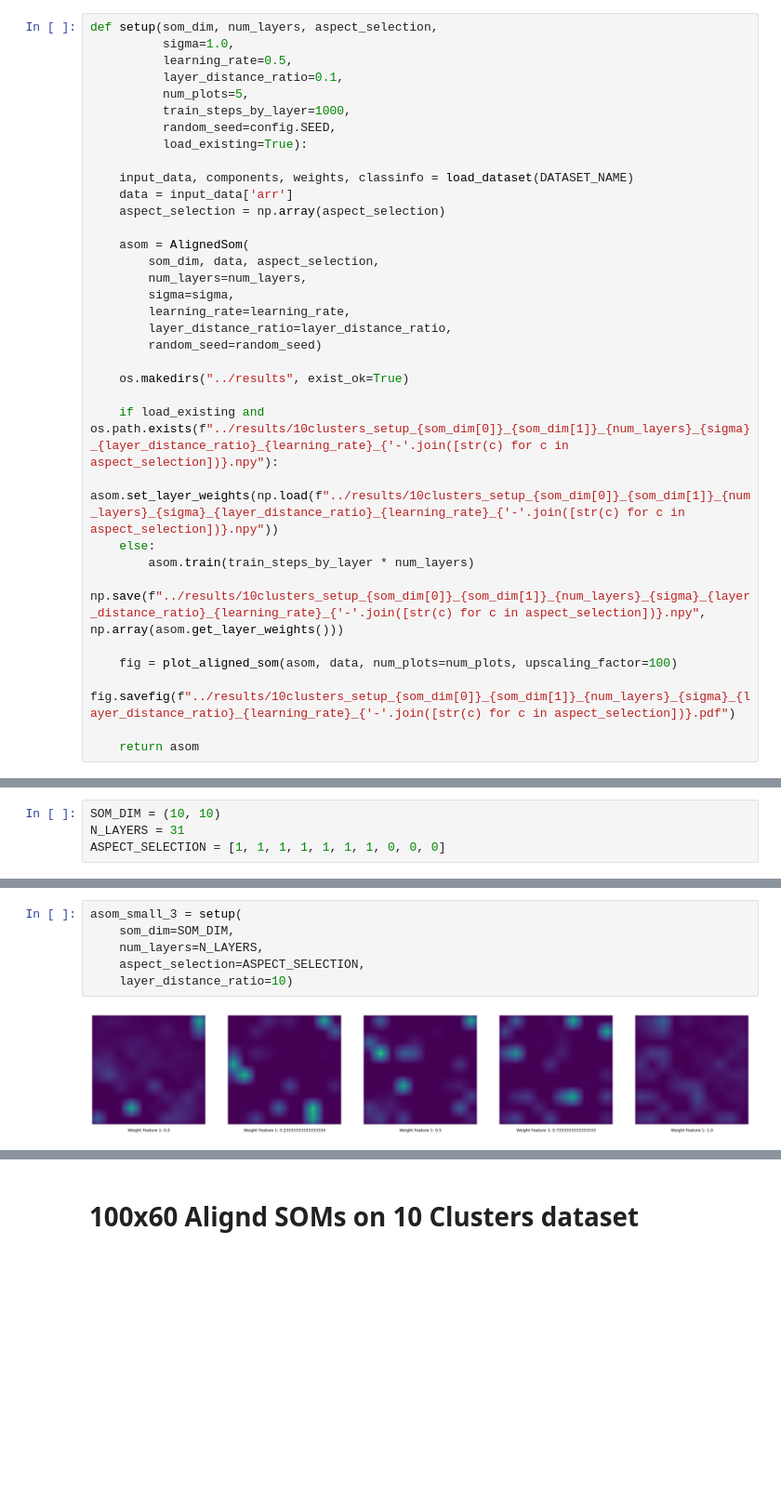
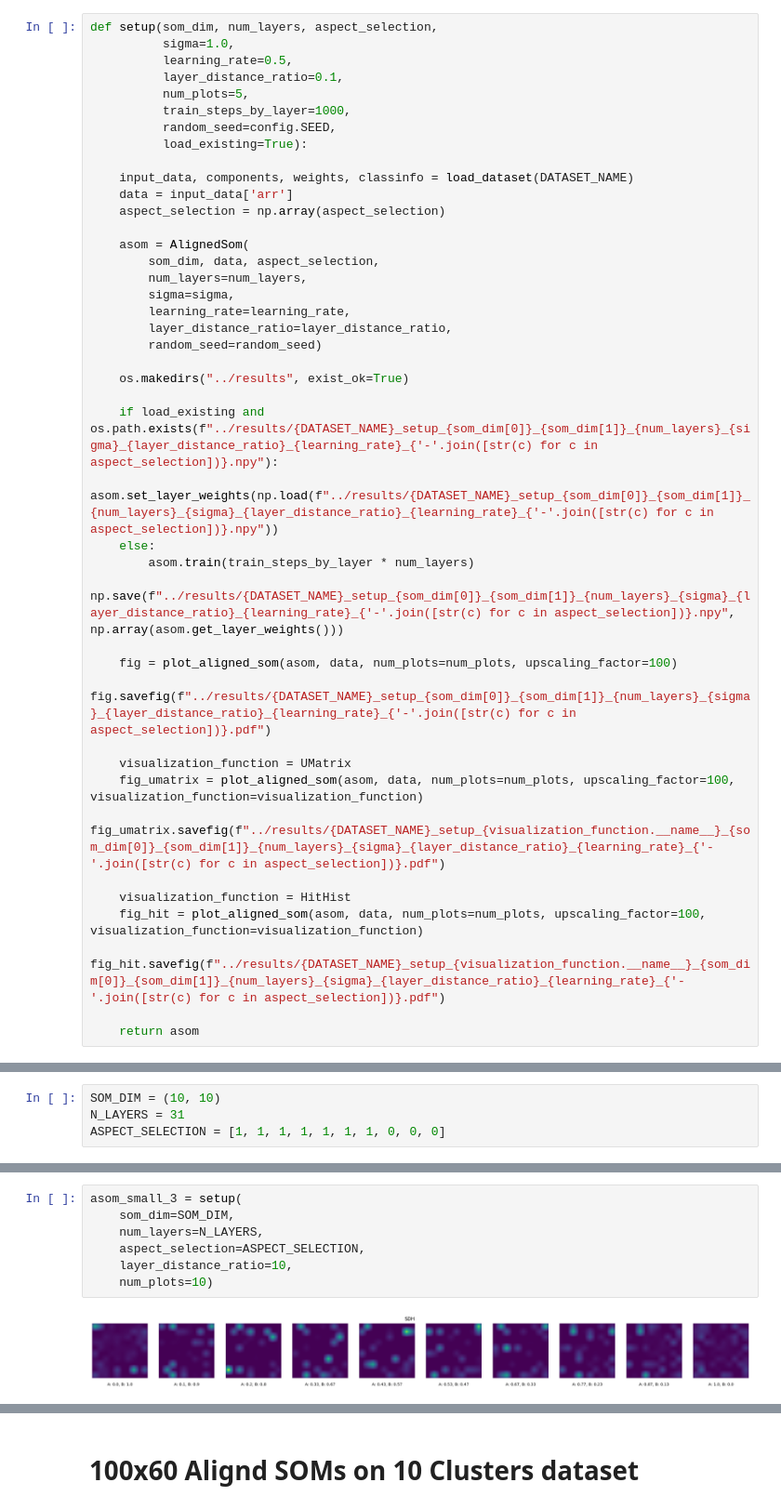
Before and after one commit to Znerual/AlignedSOM, a Jupyter notebook: notebooks/AlignedSOM_10clusters_formatted.ipynb, the cells around one changed output, grey strips where cells are left out. Shown at 93% size. Drawn from its saved outputs; the diff is of its cells as text; blank space fills up the shorter version.

```diff
--- a/notebooks/AlignedSOM_10clusters_formatted.ipynb
+++ b/notebooks/AlignedSOM_10clusters_formatted.ipynb
@@ -43,14 +43,22 @@ def setup(som_dim, num_layers, aspect_selection,
 
     os.makedirs("../results", exist_ok=True)
 
-    if load_existing and os.path.exists(f"../results/10clusters_setup_{som_dim[0]}_{som_dim[1]}_{num_layers}_{sigma}_{layer_distance_ratio}_{learning_rate}_{'-'.join([str(c) for c in aspect_selection])}.npy"):
-        asom.set_layer_weights(np.load(f"../results/10clusters_setup_{som_dim[0]}_{som_dim[1]}_{num_layers}_{sigma}_{layer_distance_ratio}_{learning_rate}_{'-'.join([str(c) for c in aspect_selection])}.npy"))
+    if load_existing and os.path.exists(f"../results/{DATASET_NAME}_setup_{som_dim[0]}_{som_dim[1]}_{num_layers}_{sigma}_{layer_distance_ratio}_{learning_rate}_{'-'.join([str(c) for c in aspect_selection])}.npy"):
+        asom.set_layer_weights(np.load(f"../results/{DATASET_NAME}_setup_{som_dim[0]}_{som_dim[1]}_{num_layers}_{sigma}_{layer_distance_ratio}_{learning_rate}_{'-'.join([str(c) for c in aspect_selection])}.npy"))
     else:
         asom.train(train_steps_by_layer * num_layers)
-        np.save(f"../results/10clusters_setup_{som_dim[0]}_{som_dim[1]}_{num_layers}_{sigma}_{layer_distance_ratio}_{learning_rate}_{'-'.join([str(c) for c in aspect_selection])}.npy", np.array(asom.get_layer_weights()))
+        np.save(f"../results/{DATASET_NAME}_setup_{som_dim[0]}_{som_dim[1]}_{num_layers}_{sigma}_{layer_distance_ratio}_{learning_rate}_{'-'.join([str(c) for c in aspect_selection])}.npy", np.array(asom.get_layer_weights()))
 
     fig = plot_aligned_som(asom, data, num_plots=num_plots, upscaling_factor=100)
-    fig.savefig(f"../results/10clusters_setup_{som_dim[0]}_{som_dim[1]}_{num_layers}_{sigma}_{layer_distance_ratio}_{learning_rate}_{'-'.join([str(c) for c in aspect_selection])}.pdf")
+    fig.savefig(f"../results/{DATASET_NAME}_setup_{som_dim[0]}_{som_dim[1]}_{num_layers}_{sigma}_{layer_distance_ratio}_{learning_rate}_{'-'.join([str(c) for c in aspect_selection])}.pdf")
+
+    visualization_function = UMatrix
+    fig_umatrix = plot_aligned_som(asom, data, num_plots=num_plots, upscaling_factor=100, visualization_function=visualization_function)
+    fig_umatrix.savefig(f"../results/{DATASET_NAME}_setup_{visualization_function.__name__}_{som_dim[0]}_{som_dim[1]}_{num_layers}_{sigma}_{layer_distance_ratio}_{learning_rate}_{'-'.join([str(c) for c in aspect_selection])}.pdf")
+
+    visualization_function = HitHist
+    fig_hit = plot_aligned_som(asom, data, num_plots=num_plots, upscaling_factor=100, visualization_function=visualization_function)
+    fig_hit.savefig(f"../results/{DATASET_NAME}_setup_{visualization_function.__name__}_{som_dim[0]}_{som_dim[1]}_{num_layers}_{sigma}_{layer_distance_ratio}_{learning_rate}_{'-'.join([str(c) for c in aspect_selection])}.pdf")
 
     return asom
 # %% [markdown]
@@ -92,8 +119,9 @@ som_small_2 = setup(
 # %%
 asom_small_3 = setup(
     som_dim=SOM_DIM,
     num_layers=N_LAYERS,
     aspect_selection=ASPECT_SELECTION,
-    layer_distance_ratio=10)
+    layer_distance_ratio=10,
+    num_plots=10)
 # %% [output]
-[figure, old version]
+[figure, new version]
```
Also changed, not shown: parts of 20 cells of this notebook.
